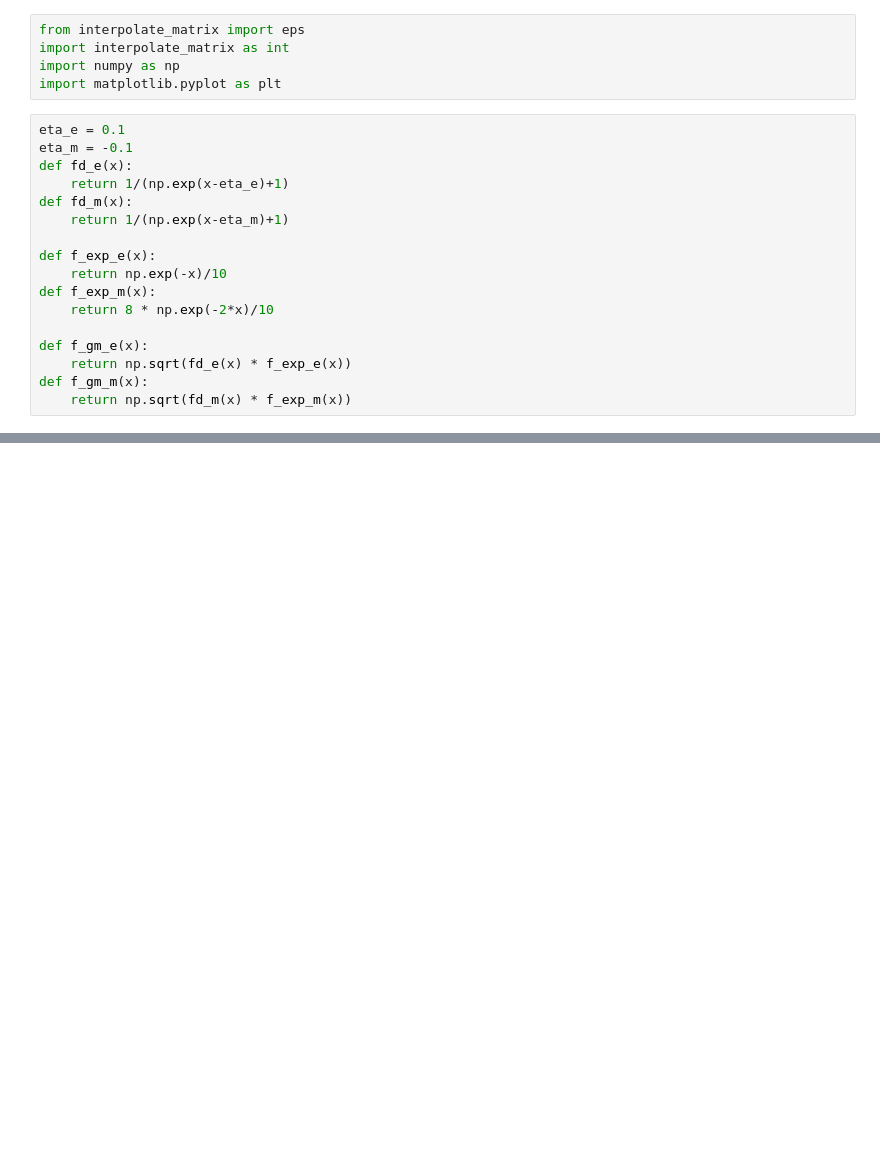
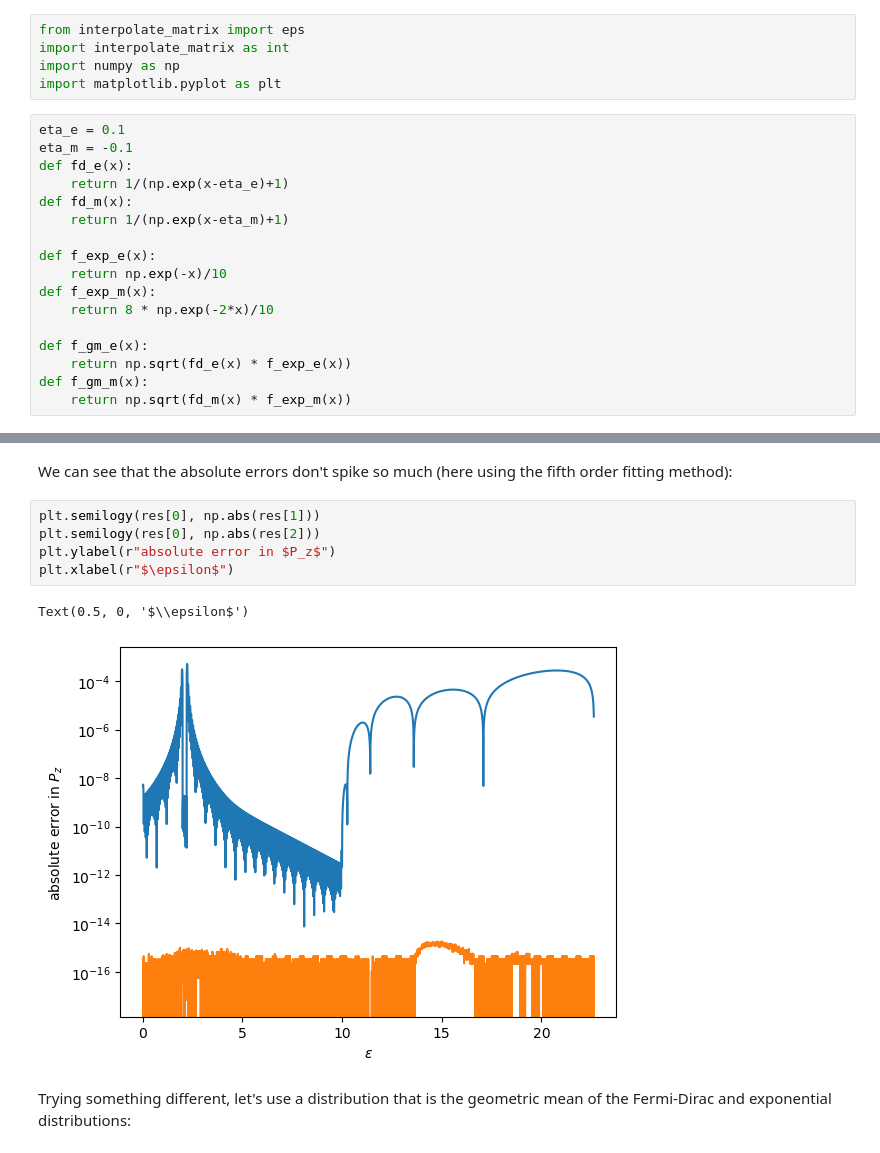
Before and after one commit to nuLABatUSD/QKE_test, a Jupyter notebook: interpolation.ipynb, the cells around one changed output, grey strips where cells are left out. Drawn from its saved outputs; the diff is of its cells as text; blank space fills up the shorter version.

```diff
--- a/interpolation.ipynb
+++ b/interpolation.ipynb
@@ -36,0 +69,12 @@ int.diff_plots(eps, rho, f_gm_e, f_gm_m, int.interpolate_log_fifth)
+# %% [markdown]
+We can see that the absolute errors don't spike so much (here using the fifth order fitting method):
+# %%
+plt.semilogy(res[0], np.abs(res[1]))
+plt.semilogy(res[0], np.abs(res[2]))
+plt.ylabel(r"absolute error in $P_z$")
+plt.xlabel(r"$\epsilon$")
+# %% [output]
+Text(0.5, 0, '$\\epsilon$')
+[figure, added]
+# %% [markdown]
+Trying something different, let's use a distribution that is the geometric mean of the Fermi-Dirac and exponential distributions:
```
Also changed, not shown: parts of 14 cells of this notebook, 1 other file.
